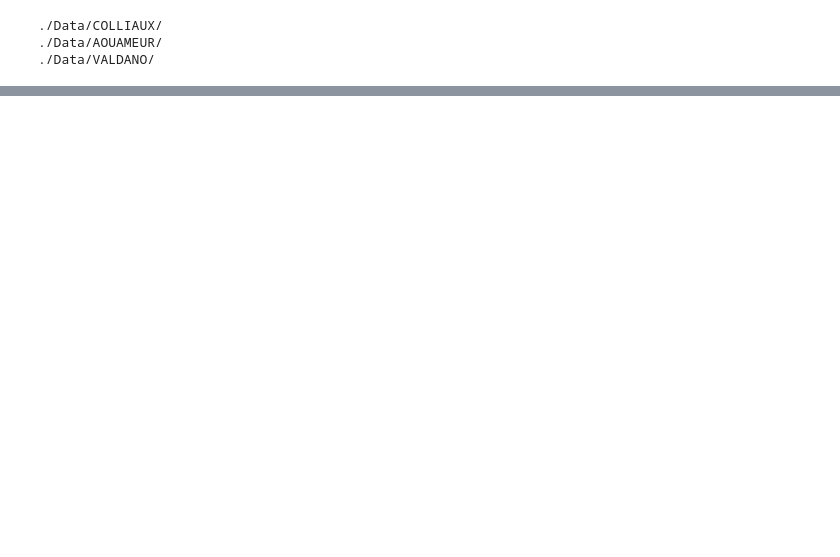
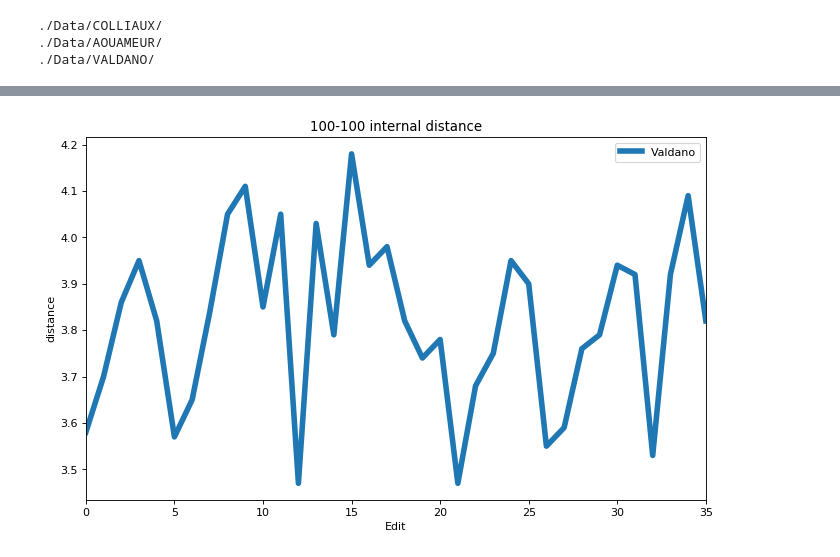
Before and after one commit to losardor/DraftAnalysis, a Jupyter notebook: PACCHETTO_ruggieroDraft/DraftViz.ipynb, the cells around one changed output, grey strips where cells are left out. Saved outputs shown, nothing was run; the diff lists cells and outputs as text; code cells hidden in the pictures; blank space fills up the shorter version.

```diff
--- a/PACCHETTO_ruggieroDraft/DraftViz.ipynb
+++ b/PACCHETTO_ruggieroDraft/DraftViz.ipynb
@@ -305,0 +134,11 @@ filename
+# %%
+figure = plt.figure(figsize=(10,6), dpi=80)
+ax = figure.add_subplot(111)
+Sliding.plot(ax=ax,linewidth=5, label="100-100 internal distance")
+plt.xlabel('Edit')
+plt.ylabel('distance')
+ax.legend(["Valdano"])
+ax.set_title("100-100 internal distance")
+plt.savefig("Jumpiness.jpg")
+# %% [output]
+[figure, added]
```
Also changed, not shown: parts of 15 cells of this notebook, 1 other file.
